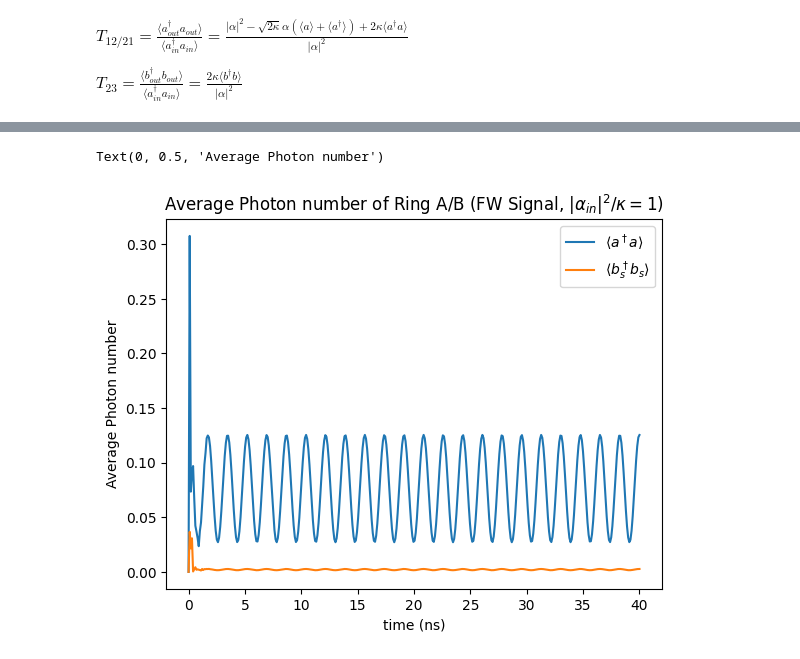
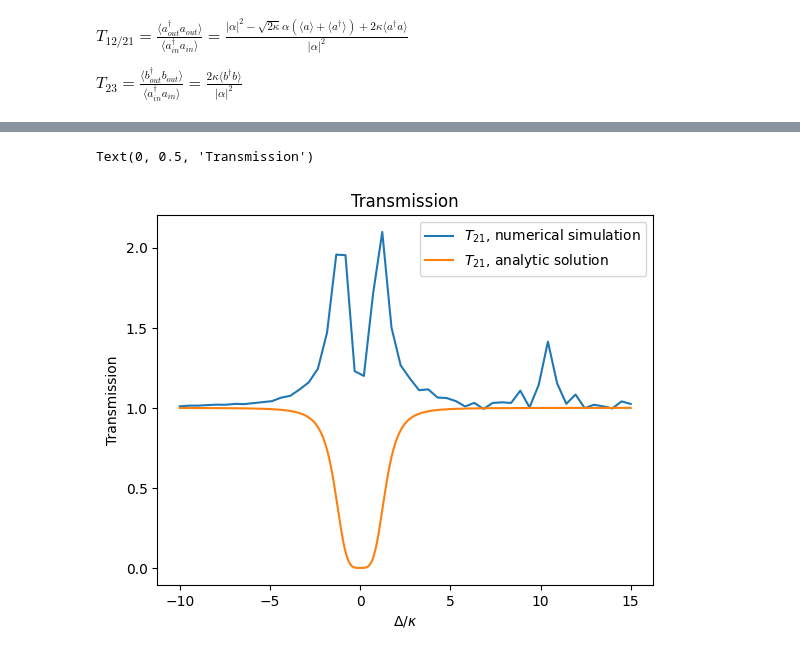
Before and after one commit to BrainConnection/Small_Project, a Jupyter notebook: Quantum Squeezing Induced Optical Nonreciprocity Reproduce.ipynb, the cells around one changed output, grey strips where cells are left out. Saved outputs shown, nothing was run; the diff lists cells and outputs as text; code cells hidden in the pictures.

```diff
--- a/Quantum Squeezing Induced Optical Nonreciprocity Reproduce.ipynb
+++ b/Quantum Squeezing Induced Optical Nonreciprocity Reproduce.ipynb
@@ -733,6 +732,8 @@ H_0fw = detune_pa * tensor(a.dag()*a, qeye(N_B)) + detune_pb * tensor(qeye(N_A),
 H_1fw = 1j * 2 * np.sqrt(2) * kappa * tensor(a.dag() - a, qeye(N_B))
 
 psi_0 = tensor(basis(N_A, 0), basis(N_B, 0))
+
+A_drive = 0.1
 # %%
 photonnumber_afw = []
 annihilate_afw = []
@@ -801,32 +896,3 @@ psi_0 = tensor(basis(N_A, 0), basis(N_B, 0))
-# %%
-photonnumber_abw = []
-annihilate_abw = []
-create_abw = []
-photonnumber_bbw = []
-
-
-for i in range(50):
-  tlist = np.linspace(0, 40, 400)
-
-  result = mesolve(
-    [H_0bw, [H_1bw, Hrd_coeff]],
-    psi_0,
-    tlist,
-    c_ops = [np.sqrt(kappa) * tensor(a, qeye(N_B)), np.sqrt(kappa) * tensor(qeye(N_A), b)],
-    args = {'A': 1, 'T': 200, 'omega_rd': detune_in[i]},
-    e_ops = [tensor(a.dag()*a, qeye(N_B)), tensor(a, qeye(N_B)), tensor(a.dag(), qeye(N_B)), tensor(qeye(N_A), b.dag()*b)],
-  )
-
-  photonnumber_abw.append(np.mean(result.expect[0][350:]))
-  annihilate_abw.append(np.mean(result.expect[1][350:]))
-  create_abw.append(np.mean(result.expect[2][350:]))
-  photonnumber_bbw.append(np.mean(result.expect[3][350:]))
-
-
-photonnumber_abw  = np.array(photonnumber_abw)
-annihilate_abw    = np.array(annihilate_abw)
-create_abw        = np.array(create_abw)
-photonnumber_bbw  = np.array(photonnumber_bbw)
 # %%
 # Average photon number of Ring A/B BW signal case
 
@@ -846,14 +912,18 @@ Text(0, 0.5, 'Average Photon number')
+# %%
+T_21_simul = 1 + np.sqrt(2) * (1j*annihilate_abw - 1j*create_abw) / (A_drive) + 2 * photonnumber_abw / (A_drive)**2
+T_23_simul = 2 * photonnumber_bbw / A_drive**2
 # %%
 # Average photon number of Ring A/B FW signal case
 
 plt.figure()
-plt.plot(tlist, result.expect[0], label = r"$\langle a^\dagger a \rangle$")
-plt.plot(tlist, result.expect[3], label = r"$\langle b_s^\dagger b_s \rangle$")
+plt.plot(detune, T_21_simul, label = r"$T_{21}$, numerical simulation")
+plt.plot(detune_list, T_21, label = r"$T_{21}$, analytic solution")
+
 
 plt.legend()
-plt.title(r"Average Photon number of Ring A/B (FW Signal, $|\alpha_{in}|^2/\kappa = 1$)")
-plt.xlabel("time (ns)")
-plt.ylabel("Average Photon number")
+plt.title(r"Transmission")
+plt.xlabel(r"$\Delta / \kappa$")
+plt.ylabel("Transmission")
 # %% [output]
-Text(0, 0.5, 'Average Photon number')
+Text(0, 0.5, 'Transmission')
-[figure, old version]
+[figure, new version]
```
Also changed, not shown: parts of 22 cells of this notebook.
